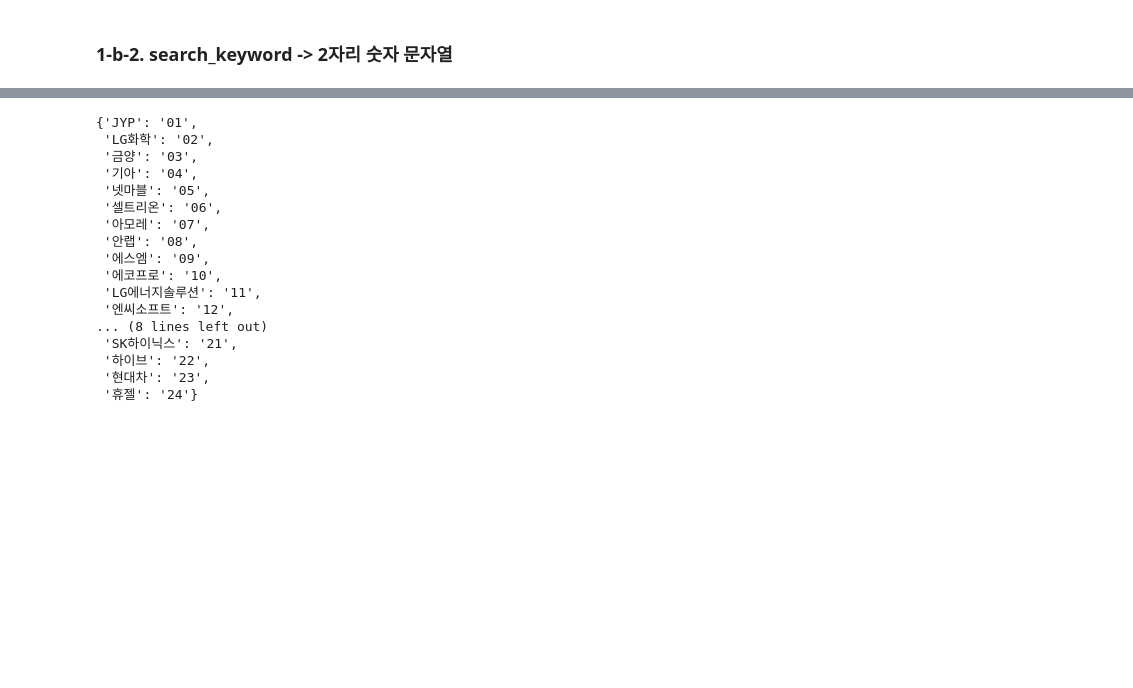
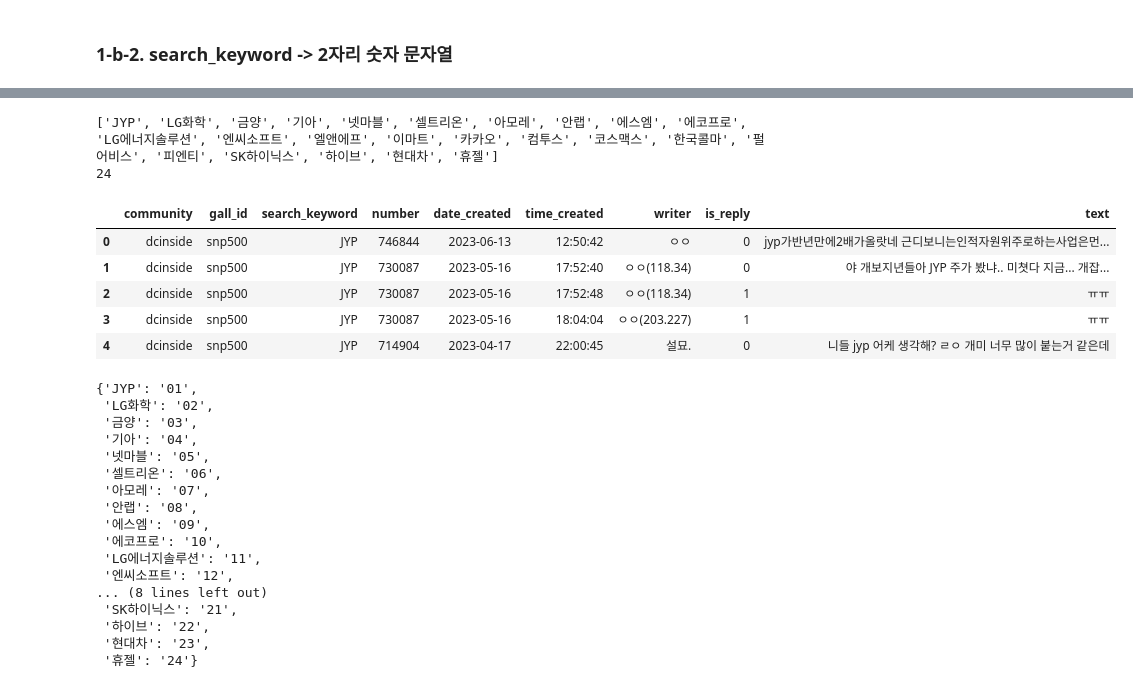
Before and after one commit to Kain7f1/Build-GPT-2, a Jupyter notebook: BidirectionalRNN/1_making_id_column.ipynb, the cells around one changed output, grey strips where cells are left out. Saved outputs shown, nothing was run; the diff lists cells and outputs as text; code cells hidden in the pictures; blank space fills up the shorter version.

```diff
--- a/BidirectionalRNN/1_making_id.ipynb
+++ b/BidirectionalRNN/1_making_id_column.ipynb
@@ -106,6 +106,23 @@ change_dict = {
     'jyp': 'JYP'
 }
 df['search_keyword'] = df['search_keyword'].replace(change_dict)
+# %%
+# search_keyword 2자리 숫자 문자열 만들기
+unique_search_keyword_list = df['search_keyword'].unique().tolist()
+print(unique_search_keyword_list)
+print(len(unique_search_keyword_list))
+# %% [output]
+['JYP', 'LG화학', '금양', '기아', '넷마블', '셀트리온', '아모레', '안랩', '에스엠', '에코프로', 'LG에너지솔루션', '엔씨소프트', '엘앤에프', '이마트', '카카오', '컴투스', '코스맥스', '한국콜마', '펄어비스', '피엔티', 'SK하이닉스', '하이브', '현대차', '휴젤']
+24
+# %%
+df.head()  # df에서도 JYP 로 잘 바뀌었음
+# %% [output]
+|  | community | gall_id | search_keyword | number | date_created | time_created | writer | is_reply | text |
+| 0 | dcinside | snp500 | JYP | 746844 | 2023-06-13 | 12:50:42 | ㅇㅇ | 0 | jyp가반년만에2배가올랏네 근디보니는인적자원위주로하는사업은먼... |
+| 1 | dcinside | snp500 | JYP | 730087 | 2023-05-16 | 17:52:40 | ㅇㅇ(118.34) | 0 | 야 개보지년들아 JYP 주가 봤냐.. 미쳣다 지금... 개잡... |
+| 2 | dcinside | snp500 | JYP | 730087 | 2023-05-16 | 17:52:48 | ㅇㅇ(118.34) | 1 | ㅠㅠ |
+| 3 | dcinside | snp500 | JYP | 730087 | 2023-05-16 | 18:04:04 | ㅇㅇ(203.227) | 1 | ㅠㅠ |
+| 4 | dcinside | snp500 | JYP | 714904 | 2023-04-17 | 22:00:45 | 설묘. | 0 | 니들 jyp 어케 생각해? ㄹㅇ 개미 너무 많이 붙는거 같은데 |
 # %%
 search_keyword_dict = {}
 for index, value in enumerate(unique_search_keyword_list):
```
Also changed, not shown: parts of 7 cells of this notebook, 5 other files.
